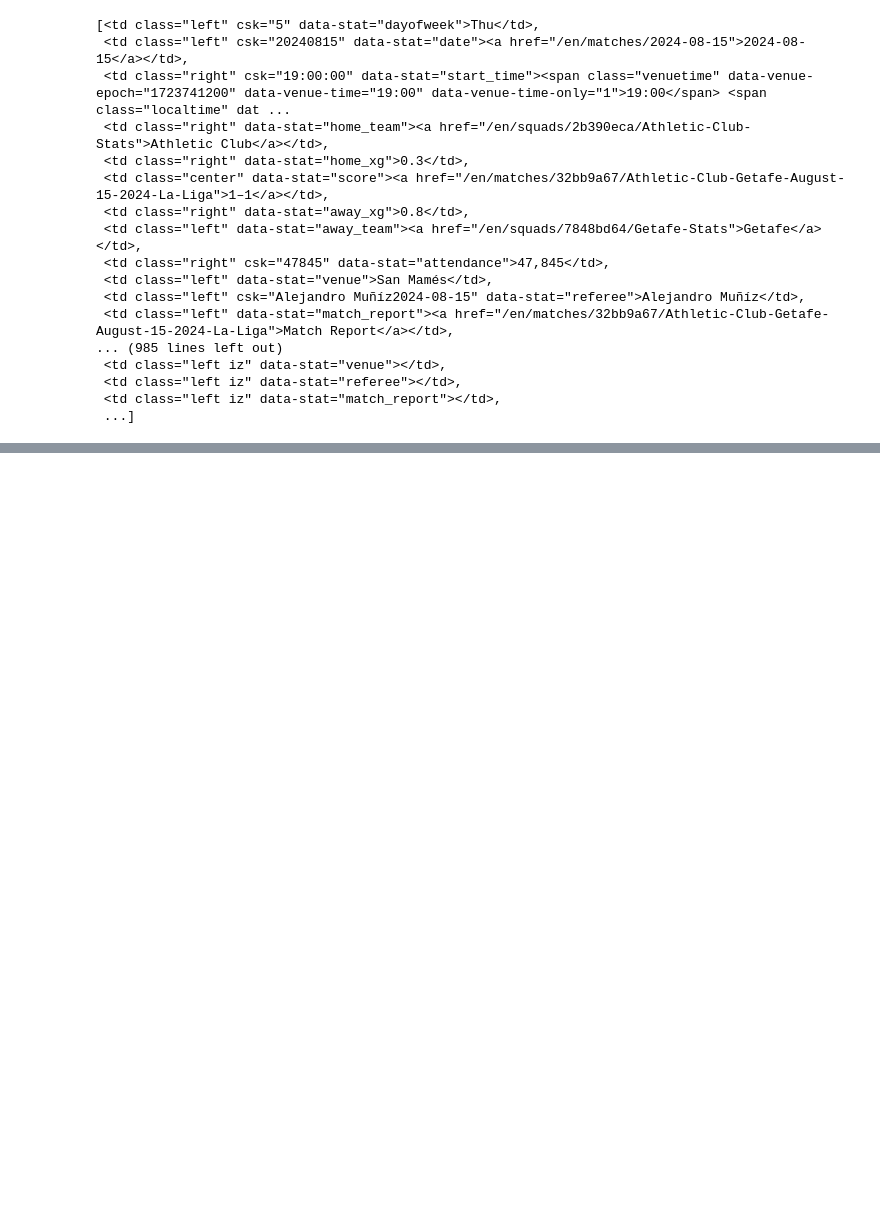
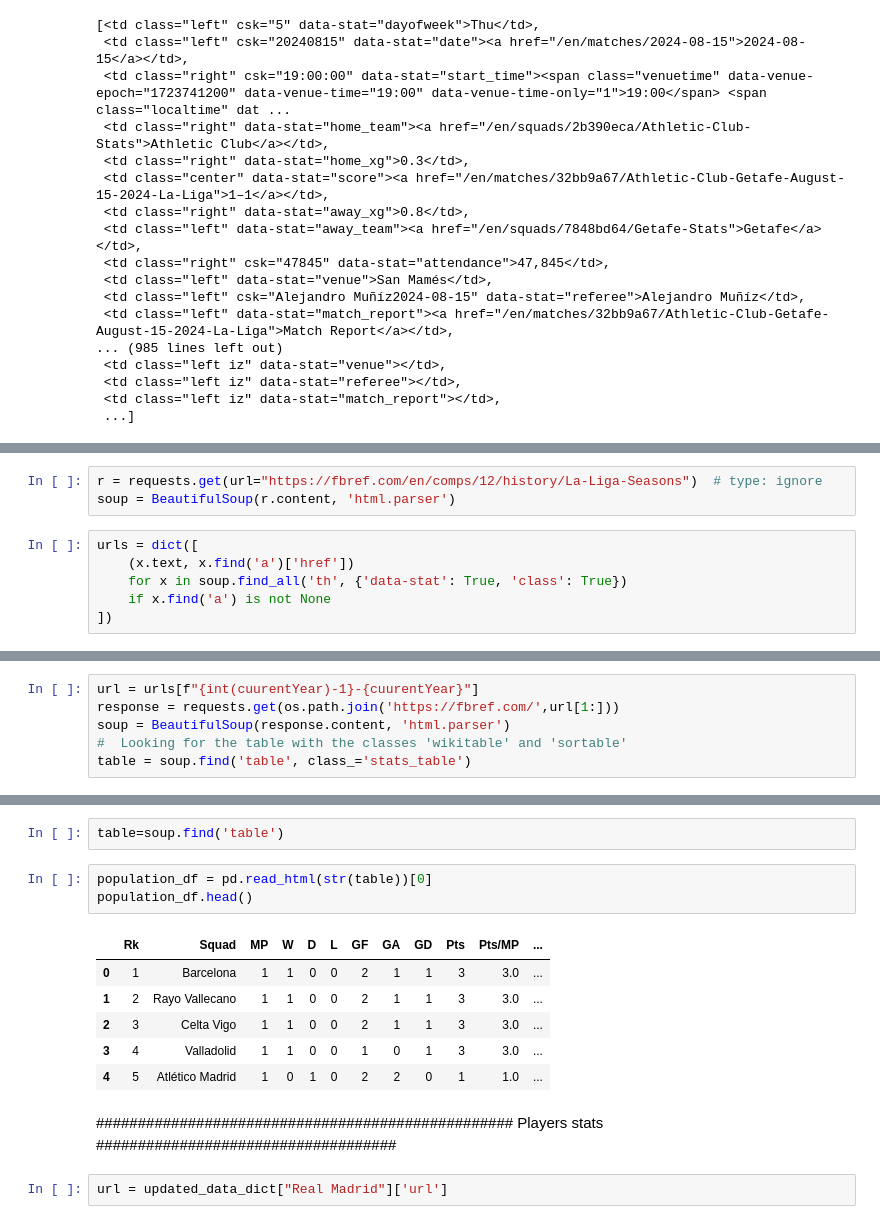
Before and after one commit to EDJINEDJA/ligas, a Jupyter notebook: research/research.ipynb, the cells around one changed output, grey strips where cells are left out. Drawn from its saved outputs; the diff is of its cells as text; blank space fills up the shorter version.

```diff
--- a/research/research.ipynb
+++ b/research/research.ipynb
@@ -754,0 +406,9 @@ fixtures
+# %%
+r = requests.get(url="https://fbref.com/en/comps/12/history/La-Liga-Seasons")  # type: ignore
+soup = BeautifulSoup(r.content, 'html.parser')
+# %%
+urls = dict([
+    (x.text, x.find('a')['href'])
+    for x in soup.find_all('th', {'data-stat': True, 'class': True})
+    if x.find('a') is not None
+])
@@ -754,0 +530,6 @@ fixtures
+# %%
+url = urls[f"{int(cuurentYear)-1}-{cuurentYear}"]
+response = requests.get(os.path.join('https://fbref.com/',url[1:]))
+soup = BeautifulSoup(response.content, 'html.parser')
+#  Looking for the table with the classes 'wikitable' and 'sortable'
+table = soup.find('table', class_='stats_table')
@@ -754,0 +633,16 @@ fixtures
+# %%
+table=soup.find('table')
+# %%
+population_df = pd.read_html(str(table))[0]
+population_df.head()
+# %% [output]
+|  | Rk | Squad | MP | W | D | L | GF | GA | GD | Pts | Pts/MP | ... |
+| 0 | 1 | Barcelona | 1 | 1 | 0 | 0 | 2 | 1 | 1 | 3 | 3.0 | ... |
+| 1 | 2 | Rayo Vallecano | 1 | 1 | 0 | 0 | 2 | 1 | 1 | 3 | 3.0 | ... |
+| 2 | 3 | Celta Vigo | 1 | 1 | 0 | 0 | 2 | 1 | 1 | 3 | 3.0 | ... |
+| 3 | 4 | Valladolid | 1 | 1 | 0 | 0 | 1 | 0 | 1 | 3 | 3.0 | ... |
+| 4 | 5 | Atlético Madrid | 1 | 0 | 1 | 0 | 2 | 2 | 0 | 1 | 1.0 | ... |
+# %% [markdown]
+################################################## Players stats ####################################
+# %%
+url = updated_data_dict["Real Madrid"]['url']
```
Also changed, not shown: parts of 88 cells of this notebook.
